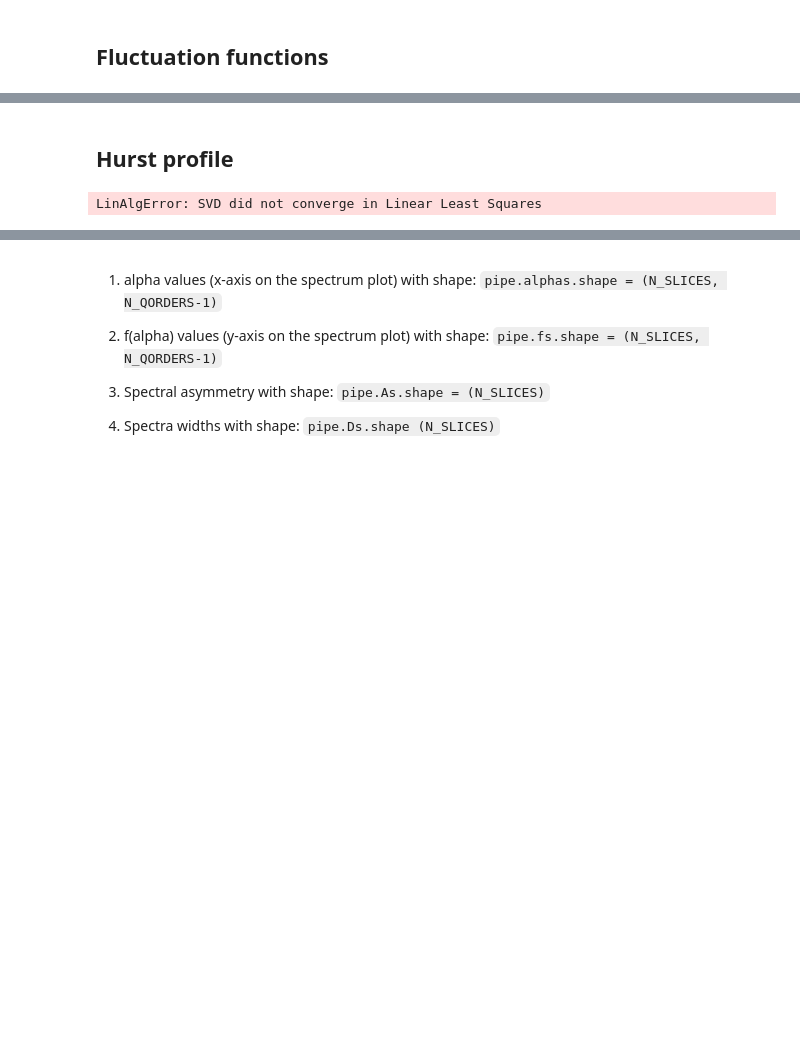
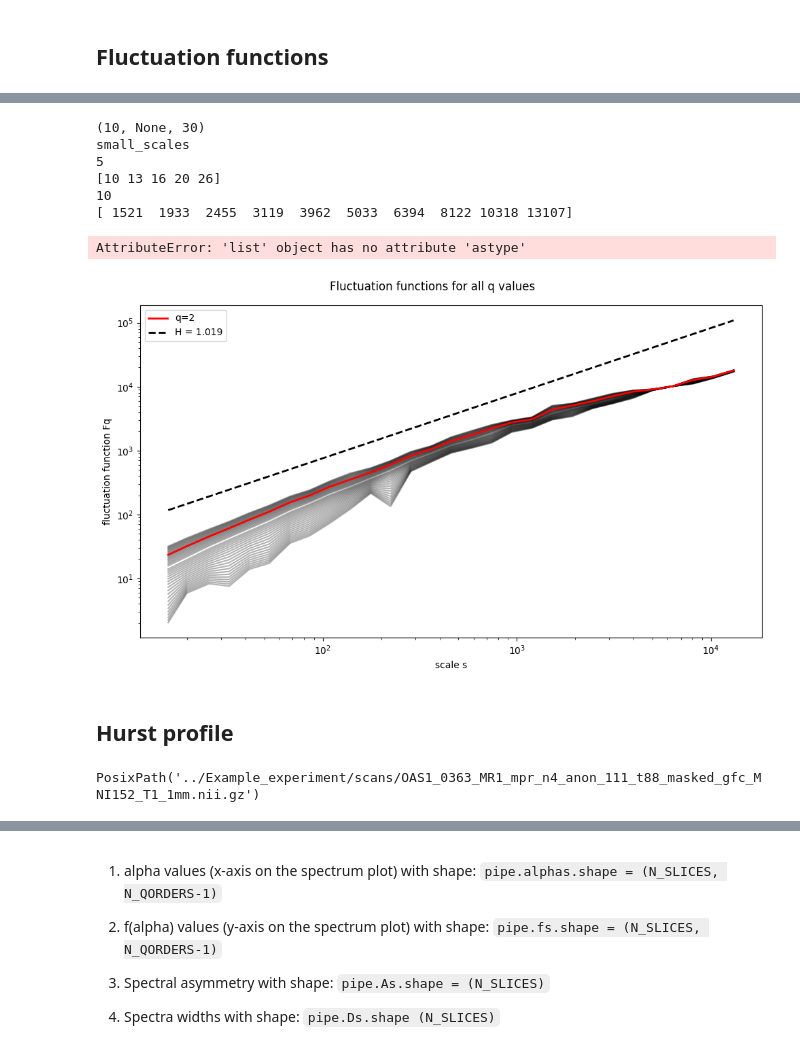
Before and after one commit to Mark-Kac-Center/MFSCA, a Jupyter notebook: Workshop.ipynb, the cells around one changed output, grey strips where cells are left out. Saved outputs shown, nothing was run; the diff lists cells and outputs as text; code cells hidden in the pictures; blank space fills up the shorter version.

```diff
--- a/Workshop.ipynb
+++ b/Workshop.ipynb
@@ -401,9 +515,71 @@ LinAlgError: SVD did not converge in Linear Least Squares
+# %%
+from fsca import const
+
+# Default settings for the scales
+print(const.DEFAULT_SCALES)
+print(const.DEFAULT_SCALE_PRESET)
+print(const.DEFAULT_SMALL_SCALES_INTERVAL_SIZE)
+print(s[:const.DEFAULT_SMALL_SCALES_INTERVAL_SIZE])
+print(const.DEFAULT_LARGE_SCALES_INTERVAL_SIZE)
+print(s[-const.DEFAULT_LARGE_SCALES_INTERVAL_SIZE:])
+# %% [output]
+(10, None, 30)
+small_scales
+5
+[10 13 16 20 26]
+10
+[ 1521  1933  2455  3119  3962  5033  6394  8122 10318 13107]
+# %%
+# Unless provided by the user, the scales are inferred from the data
+# pipe.calc_mfdfa(scales=[...])
+# Then when calling generalised Hurst exponent calculation one can only choose
+# (min_scale_ix, max_scale_ix) from these precomputed scales
+# or using the preset scale ranges
+pipe.calc_ghurst(scale_preset='small_scales')
+# %% [output]
+AttributeError: 'list' object has no attribute 'astype'
+# %%
+slice_ix = 100
+
+q_ix_equal_two = np.argwhere(pipe.qorders == 2).item()
+min_scale_ix = 0 # 🧪 change this to cut-out the artifactual scales
+max_scale_ix = -1 # 🧪 change this to cut-out the artifactual scales
+
+# Plot all fluctuation functions for different q values
+fig, ax = plt.subplots(figsize=(10, 6))
+s = pipe.scales[slice_ix, min_scale_ix:max_scale_ix]
+F2 = pipe.fqs[slice_ix, min_scale_ix:max_scale_ix, q_ix_equal_two]
+
+# Plot all q values
+for i in range(pipe.fqs.shape[2]):  # ⚠️
+    ax.plot(s, pipe.fqs[slice_ix,min_scale_ix:max_scale_ix, i], '-', alpha=0.3, color='black')  # Adjust q labeling as needed
+
+# Highlight the q=2 case
+F2 = pipe.fqs[slice_ix, min_scale_ix:max_scale_ix, q_ix_equal_two]
+ax.plot(s, F2, '-', linewidth=2, color='red', label=f'q=2')
+
+# Add the reference line for Hurst exponent
+pipe.calc_ghurst(scale_preset='all_scales') # 🧪 change this to: 'all_scales', 'small_scales', 'large_scales'
+Hurst_H = pipe.ghs[slice_ix, q_ix_equal_two]
+h = s**Hurst_H * s[-1]**(-Hurst_H)
+h = h * F2[0] / h[0] * 5 # rescale the reference line for clarity
+ax.plot(s, h, '--', color='black', linewidth=2, label=f'H = {Hurst_H:.3f}')
+
+ax.set_xscale('log')
+ax.set_yscale('log')
+ax.set_ylabel('fluctuation function Fq')
+ax.set_xlabel('scale s')
+ax.legend()
+fig.suptitle('Fluctuation functions for all q values')
+plt.tight_layout()
+# %% [output]
+[figure, added]
 # %% [markdown]
 ## Hurst profile
+# %%
+data_files[0]
+# %% [output]
+PosixPath('../Example_experiment/scans/OAS1_0363_MR1_mpr_n4_anon_111_t88_masked_gfc_MNI152_T1_1mm.nii.gz')
 # %%
-import fsca
-pipe = fsca.neuro.pipeline_mri()
-pipe.run(scan_file = 'test-data/scanfile.nii.gz', slice_axis = 'z')
+pipe.run(scan_file = data_files[0], slice_axis = 'x')
 hurst_profile = pipe.get_result()
-# %% [output]
-LinAlgError: SVD did not converge in Linear Least Squares
```
Also changed, not shown: parts of 39 cells of this notebook.
